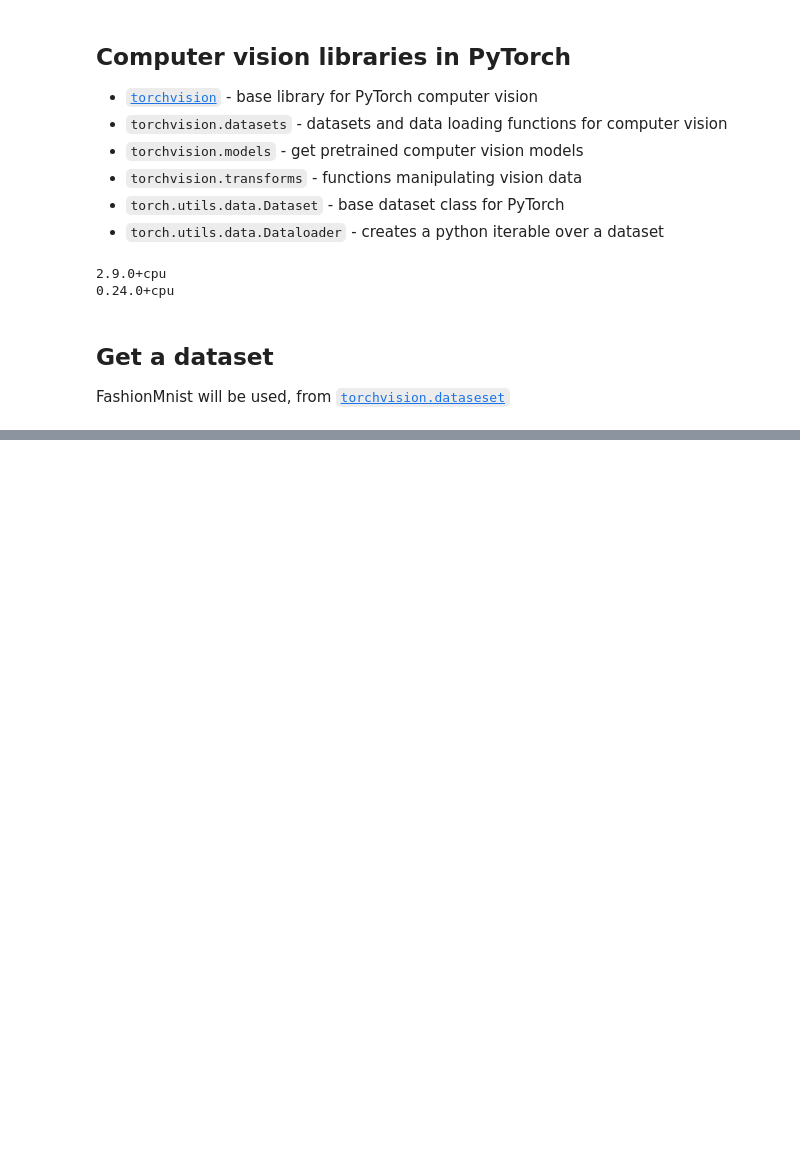
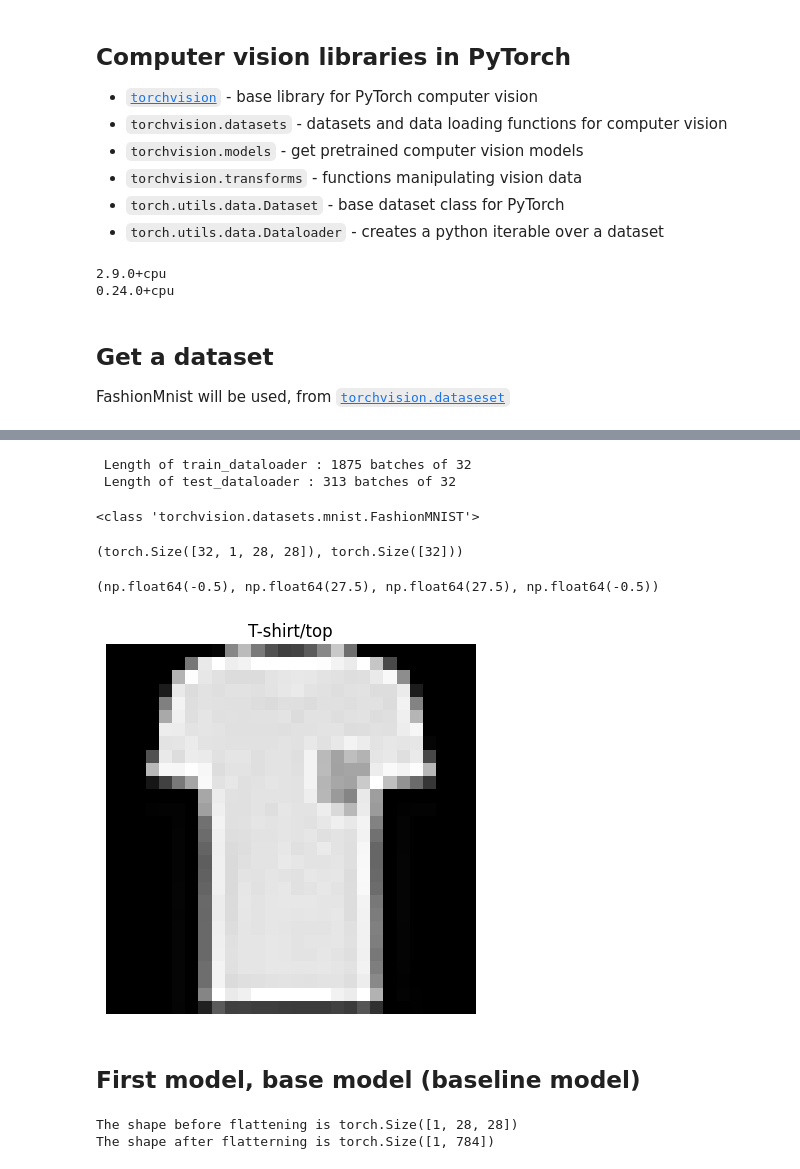
Before and after one commit to vyron-arvanitis/pytorch_tutorials, a Jupyter notebook: 03_pytorch_copmputer_vision.ipynb, the cells around one changed output, grey strips where cells are left out. Drawn from its saved outputs; the diff is of its cells as text; code cells hidden in the pictures; blank space fills up the shorter version.

Commit message:
revision of dataloaders and creation of a very simple baseline model

```diff
--- a/03_pytorch_copmputer_vision.ipynb
+++ b/03_pytorch_copmputer_vision.ipynb
@@ -37,0 +230,12 @@ FashionMnist will be used, from [`torchvision.dataseset`](https://docs.pytorch.o
+# %%
+from torch.utils.data import DataLoader
+
+BATCH_SIZE = 32
+train_dataloader = DataLoader(dataset=train_data,
+                              batch_size=BATCH_SIZE,
+                              shuffle=True)
+
+test_dataloader = DataLoader(dataset=test_data,
+                             batch_size=BATCH_SIZE,
+                             shuffle=False) # we do not shuffle the test data, as they are never seen by the model so no need!
+train_dataloader, test_dataloader
@@ -37,0 +265,16 @@ FashionMnist will be used, from [`torchvision.dataseset`](https://docs.pytorch.o
+# %%
+print(f" Length of train_dataloader : {len(train_dataloader)} batches of {BATCH_SIZE}")
+print(f" Length of test_dataloader : {len(test_dataloader)} batches of {BATCH_SIZE}")
+# %% [output]
+ Length of train_dataloader : 1875 batches of 32
+ Length of test_dataloader : 313 batches of 32
+# %%
+print(type(train_dataloader.dataset))
+# %% [output]
+<class 'torchvision.datasets.mnist.FashionMNIST'>
+# %%
+# What is inside?
+train_features_batch, train_labels_batch = next(iter(train_dataloader))
+train_features_batch.shape, train_labels_batch.shape
+# %% [output]
+(torch.Size([32, 1, 28, 28]), torch.Size([32]))
@@ -37,0 +285,27 @@ FashionMnist will be used, from [`torchvision.dataseset`](https://docs.pytorch.o
+# %%
+# Show a sample
+torch.manual_seed(42)
+random_idx = torch.randint(0, len(train_features_batch), size=[1]).item()
+img, label = train_features_batch[random_idx], train_labels_batch[random_idx]
+plt.imshow(img.squeeze(), cmap="grey")
+plt.title(class_names[label])
+plt.axis("off")
+# %% [output]
+(np.float64(-0.5), np.float64(27.5), np.float64(27.5), np.float64(-0.5))
+[figure, added]
+# %% [markdown]
+## First model, base model (baseline model)
+# %%
+# Create a Flatten layer
+flatten_model = nn.Flatten()
+
+# Get a single sample
+x = train_features_batch[0]
+
+# Flatten the sample
+output = flatten_model(x) # __call__ of flatter -> forward pass
+print(f"The shape before flattening is {x.shape}") # C,H,W
+print(f"The shape after flatterning is {output.shape}") # C,H*W
+# %% [output]
+The shape before flattening is torch.Size([1, 28, 28])
+The shape after flatterning is torch.Size([1, 784])
```
Also changed, not shown: parts of 24 cells of this notebook.
